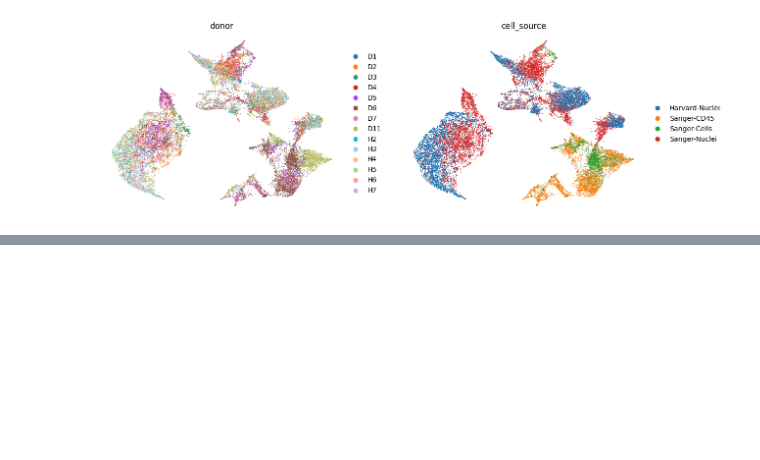
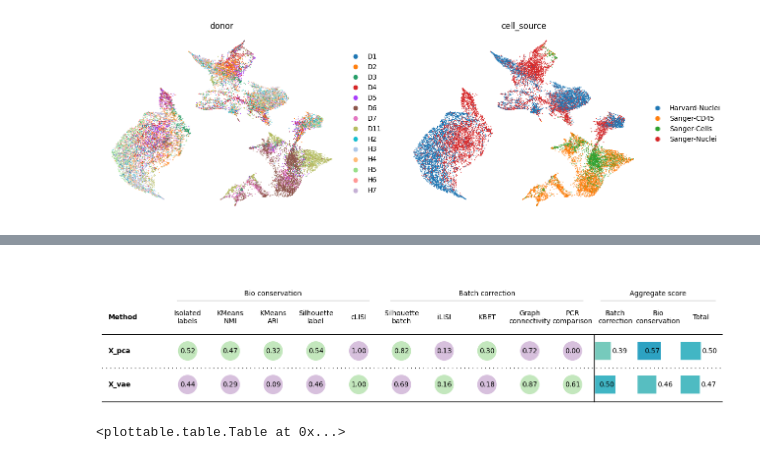
Before and after one commit to ai-hub-weizmann/ex-vae, a Jupyter notebook: count_vae.ipynb, the cells around one changed output, grey strips where cells are left out. Saved outputs shown, nothing was run; the diff lists cells and outputs as text; code cells hidden in the pictures; blank space fills up the shorter version.

```diff
--- a/count_vae.ipynb
+++ b/count_vae.ipynb
@@ -461,0 +521,17 @@ sc.pl.umap(
+# %%
+# compute a set of metrics using scib.
+
+
+bm = Benchmarker(
+    adata,
+    batch_key="batch",
+    label_key="cell_type",
+    embedding_obsm_keys=["X_pca", "X_vae"],
+    n_jobs=-1,
+)
+bm.benchmark()
+# %%
+bm.plot_results_table(min_max_scale=False)
+# %% [output]
+[figure, added]
+<plottable.table.Table at 0x...>
```
Also changed, not shown: parts of 15 cells of this notebook, 2 other files.
